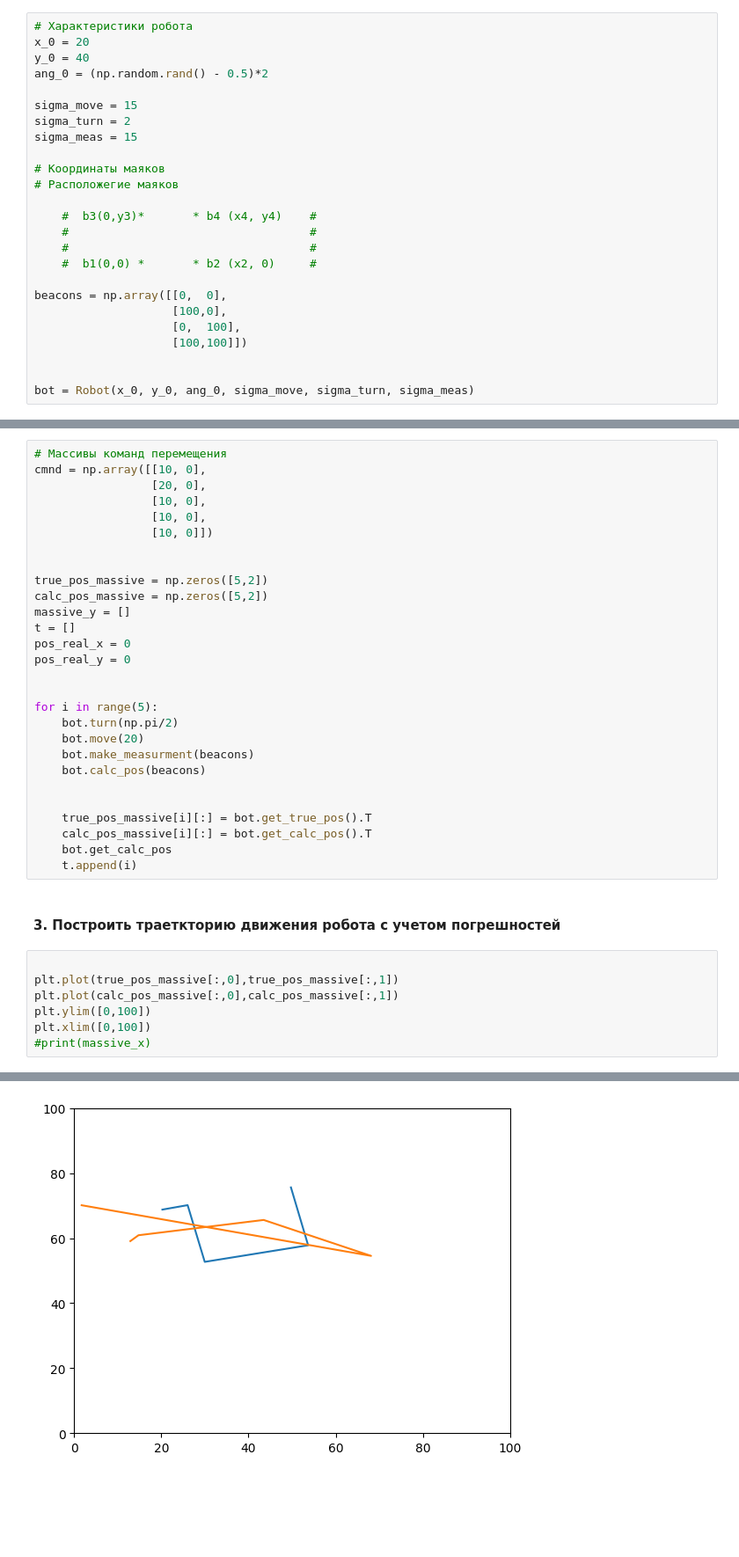
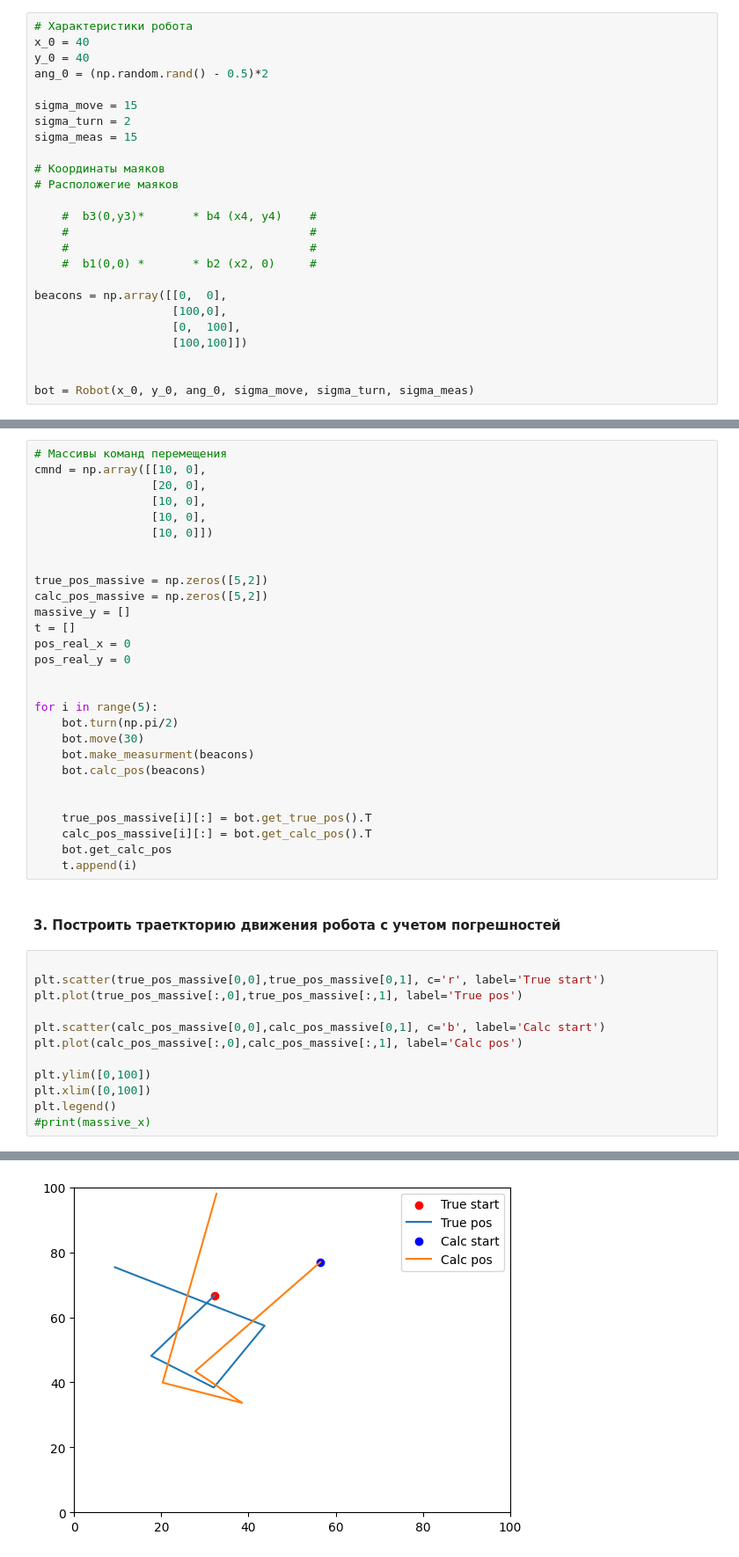
Before and after one commit to DuePonto/MLR, a Jupyter notebook: Lab_2_3/lab3.ipynb, the cells around one changed output, grey strips where cells are left out. Shown at 88% size. Drawn from its saved outputs; the diff is of its cells as text; blank space fills up the shorter version.

Commit message:
+ graphs

```diff
--- a/Lab_2_3/lab3.ipynb
+++ b/Lab_2_3/lab3.ipynb
@@ -133,7 +133,7 @@ class Robot:
 #### 1. Задать начальное положение робота и среднеквадратические отклонения
 # %%
 # Характеристики робота
-x_0 = 20
+x_0 = 40
 y_0 = 40
 ang_0 = (np.random.rand() - 0.5)*2
 
@@ -199,7 +199,7 @@ pos_real_y = 0
 
 for i in range(5):
     bot.turn(np.pi/2)
-    bot.move(20)
+    bot.move(30)
     bot.make_measurment(beacons)
     bot.calc_pos(beacons)
 
@@ -212,9 +212,14 @@ for i in range(5):
 #### 3. Построить траеткторию движения робота с учетом погрешностей
 # %%
 
-plt.plot(true_pos_massive[:,0],true_pos_massive[:,1])
-plt.plot(calc_pos_massive[:,0],calc_pos_massive[:,1])
+plt.scatter(true_pos_massive[0,0],true_pos_massive[0,1], c='r', label='True start')
+plt.plot(true_pos_massive[:,0],true_pos_massive[:,1], label='True pos')
+
+plt.scatter(calc_pos_massive[0,0],calc_pos_massive[0,1], c='b', label='Calc start')
+plt.plot(calc_pos_massive[:,0],calc_pos_massive[:,1], label='Calc pos')
+
 plt.ylim([0,100])
 plt.xlim([0,100])
+plt.legend()
 #print(massive_x)
 # %% [output]
@@ -222 +227 @@ plt.xlim([0,100])
-[figure, old version]
+[figure, new version]
```
Also changed, not shown: parts of 5 cells of this notebook.
